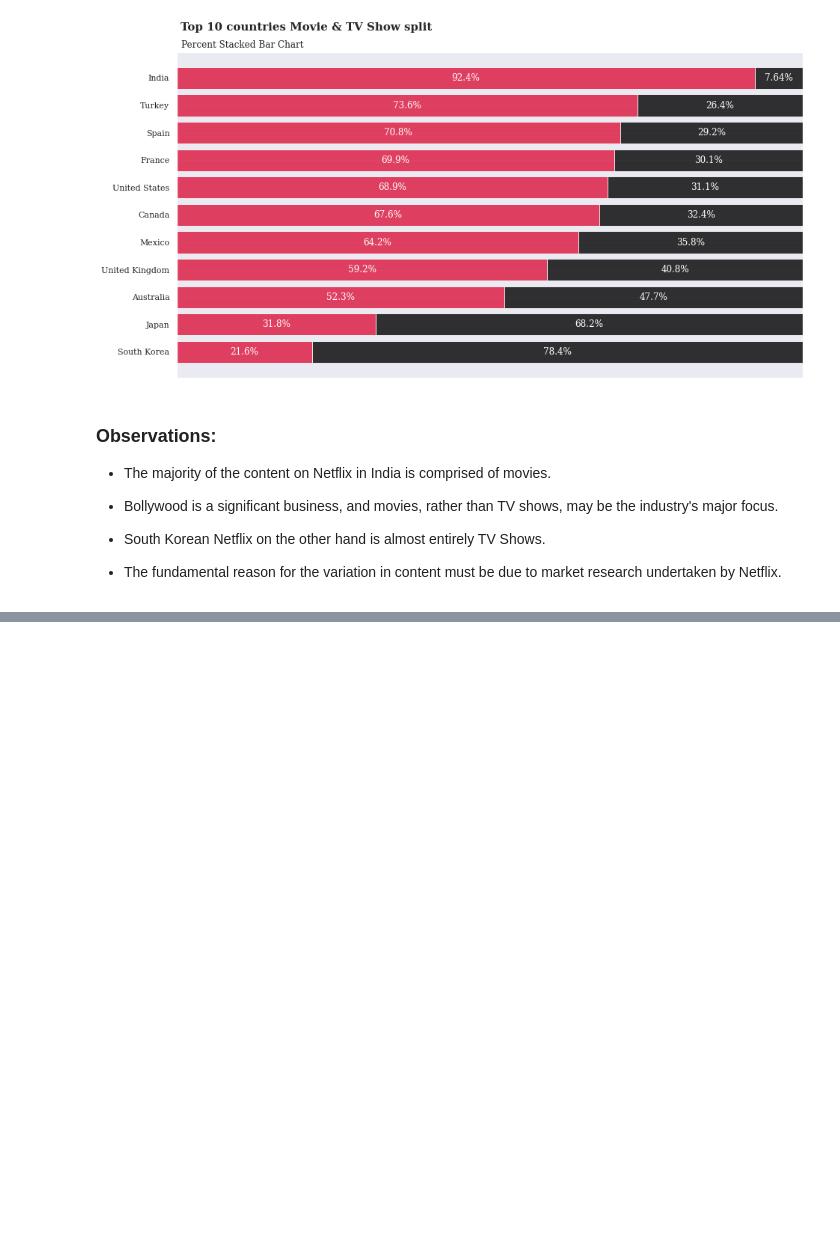
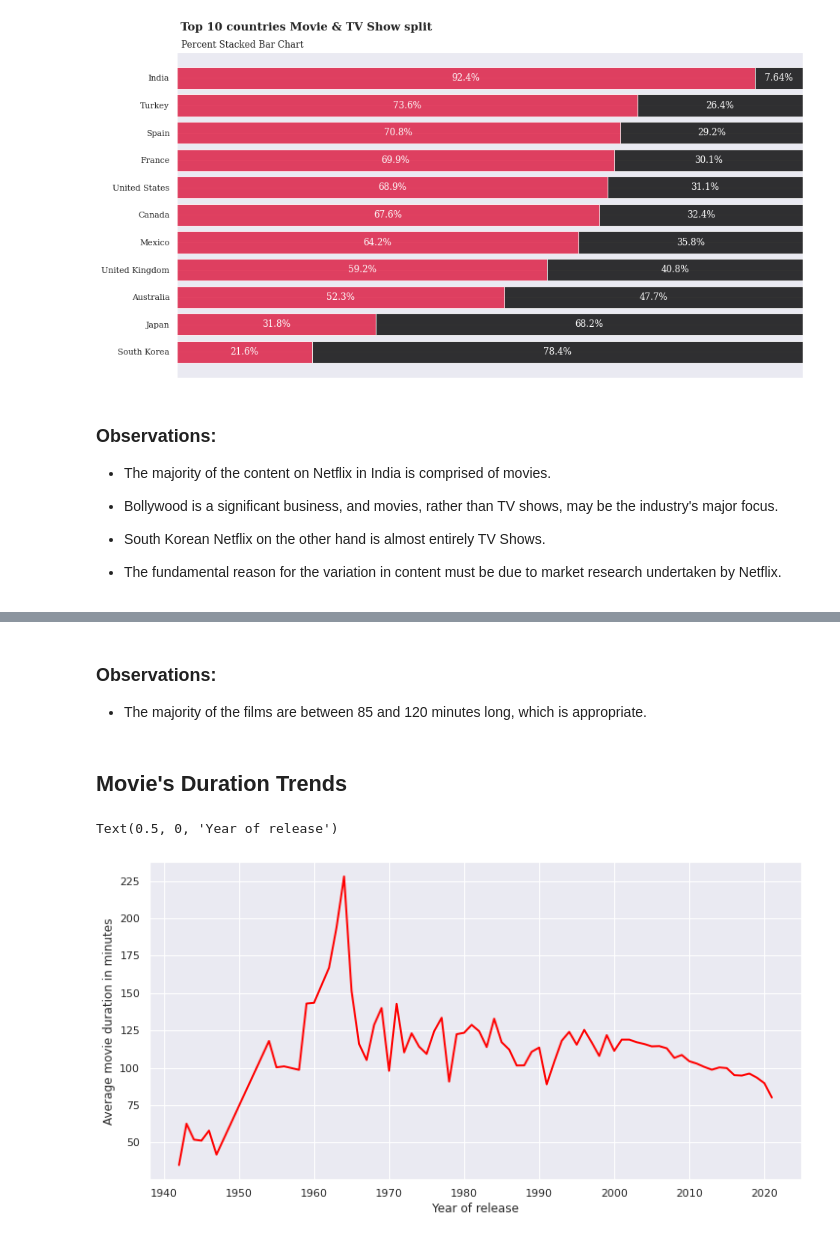
Before and after one commit to vinaylanjewar/Netflix-Movies-TV-Shows-Clustering, a Jupyter notebook: Capstone_project_4__NETFLIX_MOVIES_AND_TV_SHOWS_CLUSTERING.ipynb, the cells around one changed output, grey strips where cells are left out. Cells and saved outputs as stored; diff of their text form; code cells hidden in the pictures; blank space fills up the shorter version.

```diff
--- a/Capstone_project_4__NETFLIX_MOVIES_AND_TV_SHOWS_CLUSTERING.ipynb
+++ b/Capstone_project_4__NETFLIX_MOVIES_AND_TV_SHOWS_CLUSTERING.ipynb
@@ -763,0 +798,23 @@ plt.show()
+# %% [markdown]
+### **Observations:**
+* The majority of the films are between 85 and 120 minutes long, which is appropriate.
+# %% [markdown]
+## **Movie's Duration Trends**
+# %%
+# Extacting the length of movie
+df_movies['minute'] = df_movies['duration'].str.extract('(\d+)').apply(pd.to_numeric)
+duration_year = df_movies.groupby(['release_year'])['minute'].mean()
+duration_df=pd.DataFrame(duration_year)
+
+# Plotting the graph
+plt.figure(figsize=(12,6))
+
+sns.lineplot(x=duration_df.index, y=duration_df.minute,linewidth=2,
+             linestyle = 'solid',color='red')
+
+
+plt.ylabel('Average movie duration in minutes')
+plt.xlabel('Year of release')
+# %% [output]
+Text(0.5, 0, 'Year of release')
+[figure, added]
```
Also changed, not shown: parts of 36 cells of this notebook.
